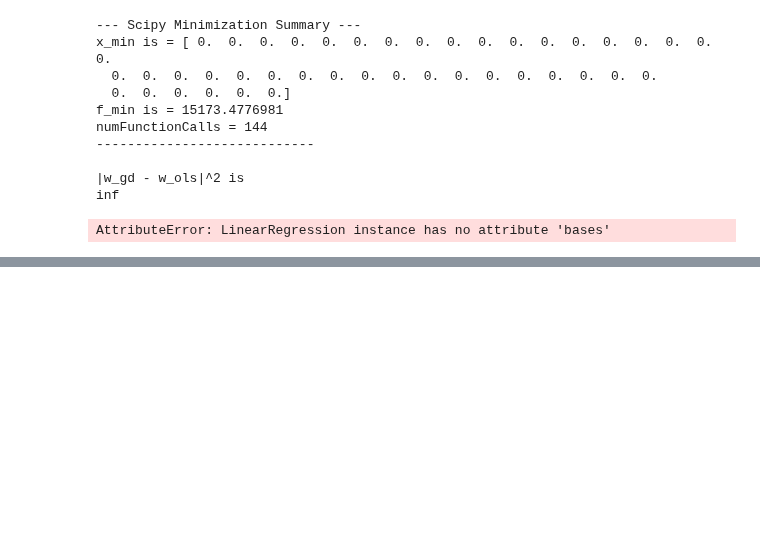
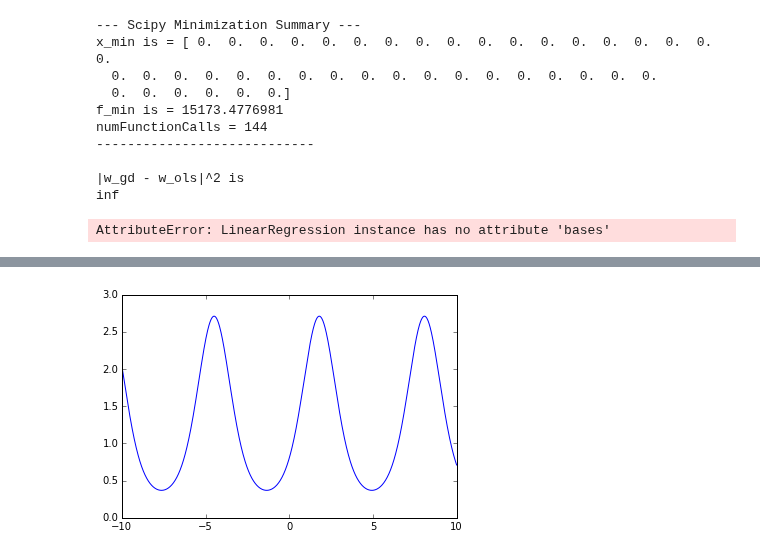
Before and after one commit to peteflorence/GeometricPDEs, a Jupyter notebook: _RotatingBot/BasisFunctionFitting.ipynb, the cells around one changed output, grey strips where cells are left out. Cells and saved outputs as stored; diff of their text form; code cells hidden in the pictures; blank space fills up the shorter version.

```diff
--- a/_RotatingBot/BasisFunctionFitting.ipynb
+++ b/_RotatingBot/BasisFunctionFitting.ipynb
@@ -293,0 +364,14 @@ AttributeError: LinearRegression instance has no attribute 'bases'
+# %%
+# Von Mises
+import math
+
+mu=0
+kappa = 1
+vonMises = lr.bases[8]
+
+x = np.linspace(-10,10,1000)
+y = vonMises(x)
+plt.plot(x,y)
+plt.show()
+# %% [output]
+[figure, added]
```
Also changed, not shown: parts of 9 cells of this notebook, 14 other files.
